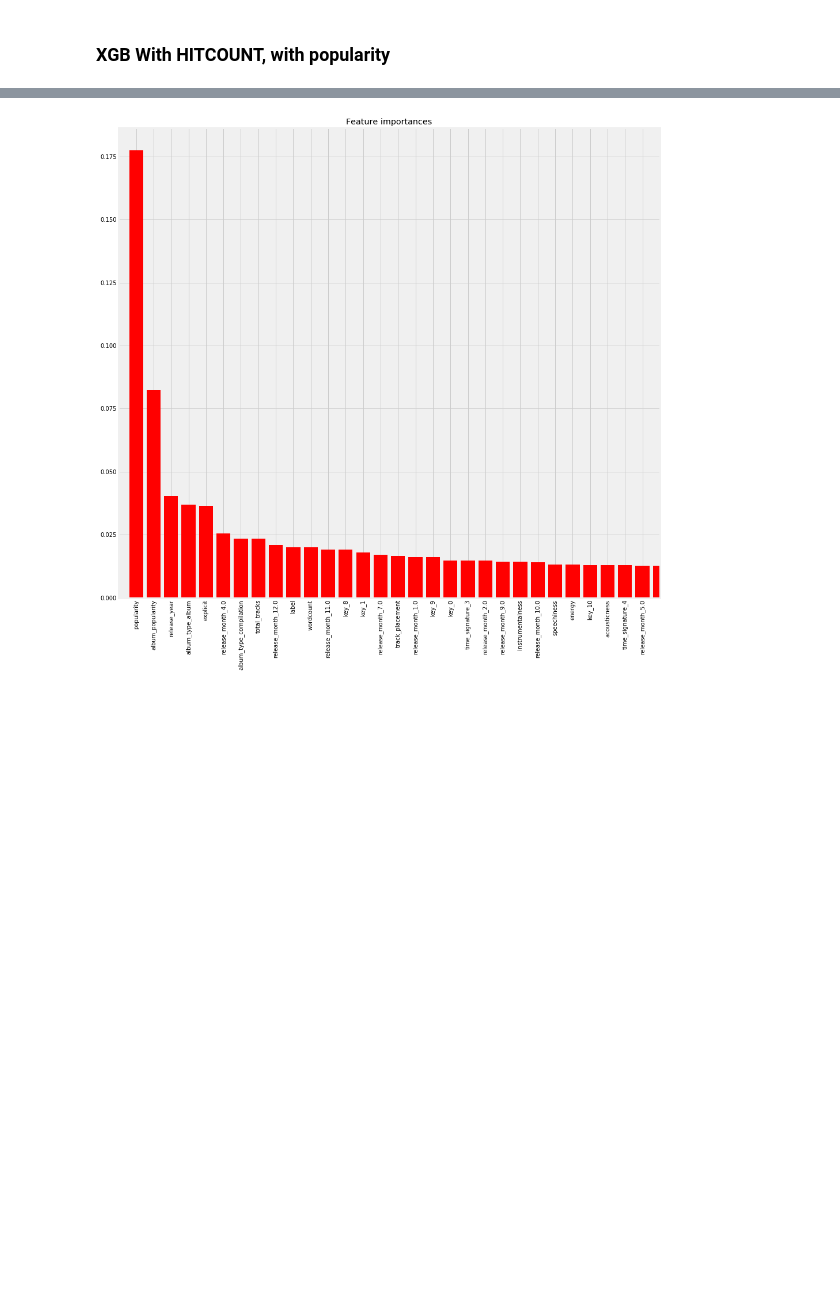
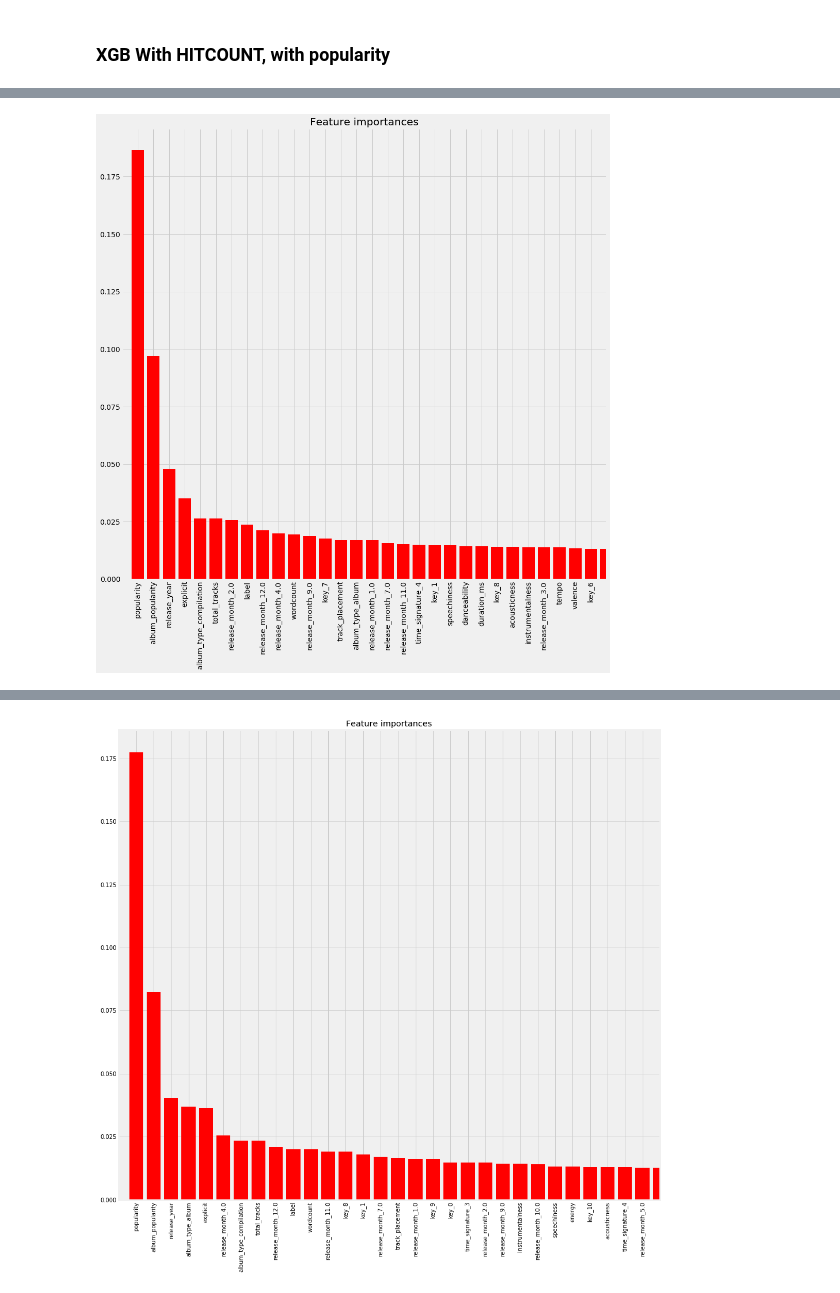
Before and after one commit to Greenford/billboard, a Jupyter notebook: models.ipynb, the cells around one changed output, grey strips where cells are left out. Drawn from its saved outputs; the diff is of its cells as text; code cells hidden in the pictures; blank space fills up the shorter version.

```diff
--- a/models.ipynb
+++ b/models.ipynb
@@ -165,0 +177,5 @@ model = xgb.XGBClassifier(n_jobs=-1)
+# %%
+model.fit(X_train, y_train)
+models.plot_feature_importances(X_train, model, 30, df.columns)
+# %% [output]
+[figure, added]
```
Also changed, not shown: parts of 22 cells of this notebook, 3 other files.
